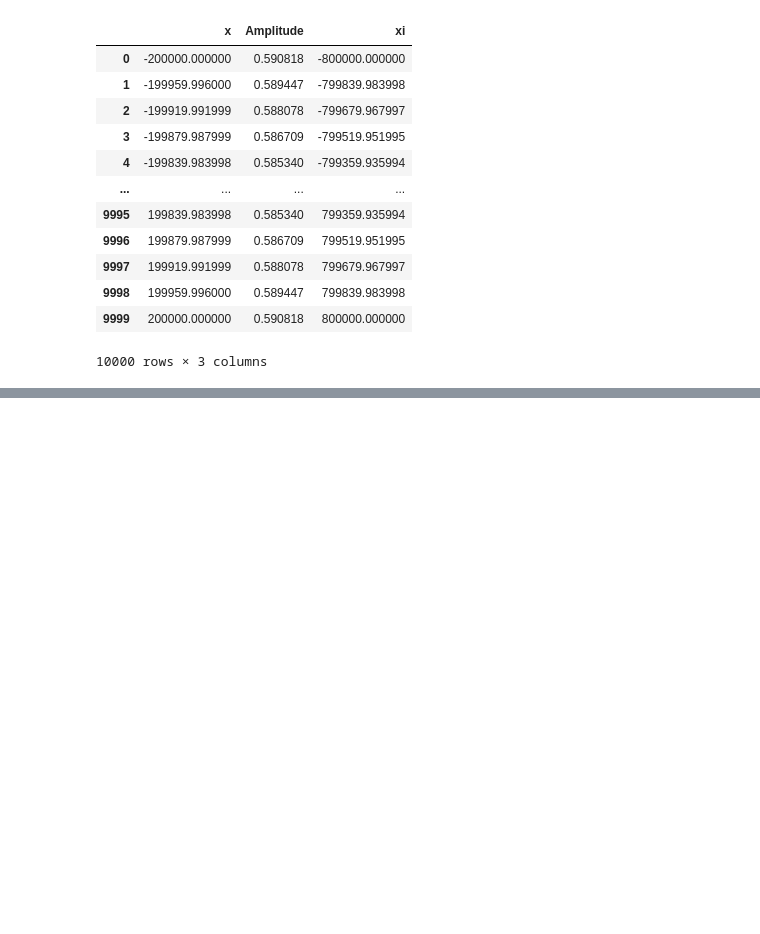
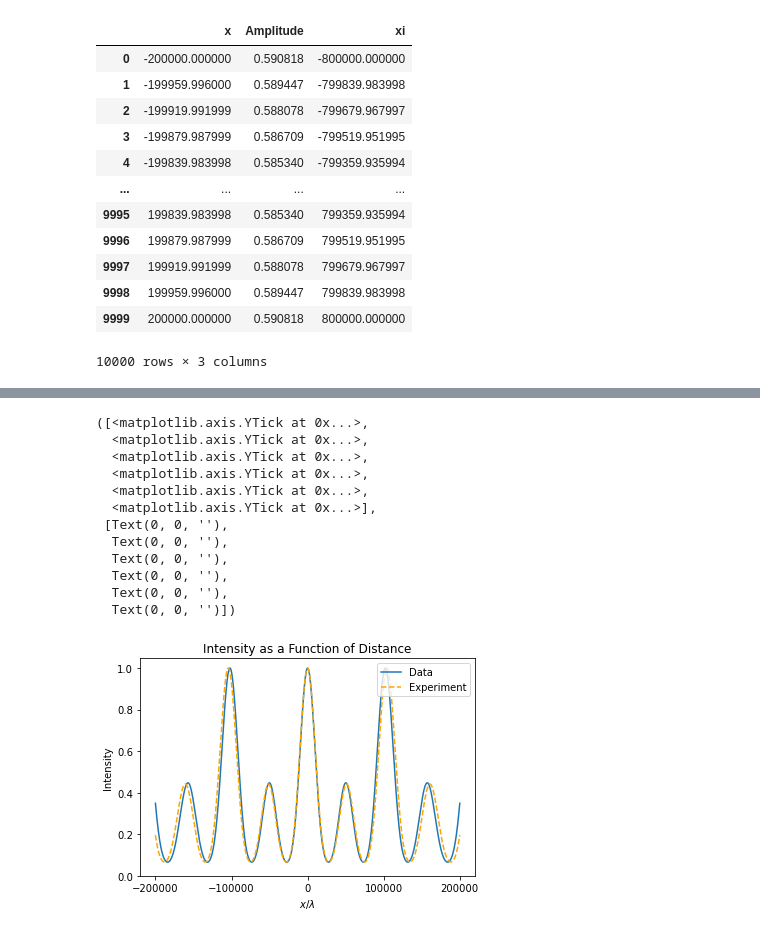
Before and after one commit to DanDan0101/opho-2021, a Jupyter notebook: E1-3.1.ipynb, the cells around one changed output, grey strips where cells are left out. Cells and saved outputs as stored; diff of their text form; code cells hidden in the pictures; blank space fills up the shorter version.

```diff
--- a/E1-3.1.ipynb
+++ b/E1-3.1.ipynb
@@ -89,0 +161,25 @@ plt.show()
+# %%
+data = pd.read_csv("E1-3.1.csv")
+experiment = pd.read_csv("data.csv")
+plt.plot(data["x"], data["Amplitude"]**2, label = "Data")
+plt.plot(experiment["x"], experiment["Amplitude"]**2, color = "orange", linestyle = "dashed", label = "Experiment")
+plt.xlabel("$x/\\lambda$")
+plt.ylabel("Intensity")
+plt.title("Intensity as a Function of Distance")
+plt.legend(loc = "upper right")
+plt.xticks(np.arange(-200000,200001,100000))
+plt.yticks(np.linspace(0,1,6))
+# %% [output]
+([<matplotlib.axis.YTick at 0x...>,
+  <matplotlib.axis.YTick at 0x...>,
+  <matplotlib.axis.YTick at 0x...>,
+  <matplotlib.axis.YTick at 0x...>,
+  <matplotlib.axis.YTick at 0x...>,
+  <matplotlib.axis.YTick at 0x...>],
+ [Text(0, 0, ''),
+  Text(0, 0, ''),
+  Text(0, 0, ''),
+  Text(0, 0, ''),
+  Text(0, 0, ''),
+  Text(0, 0, '')])
+[figure, added]
```
Also changed, not shown: parts of 20 cells of this notebook, 5 other files.
